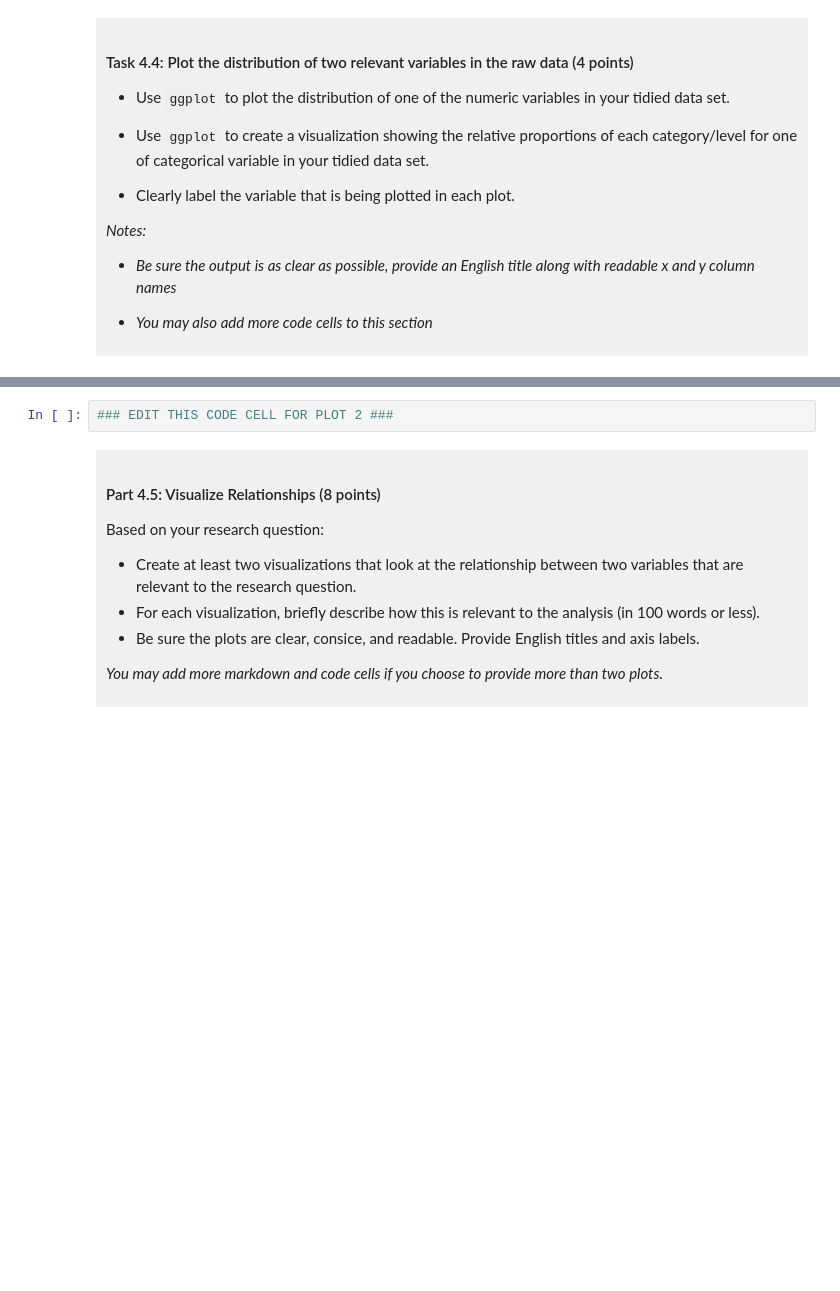
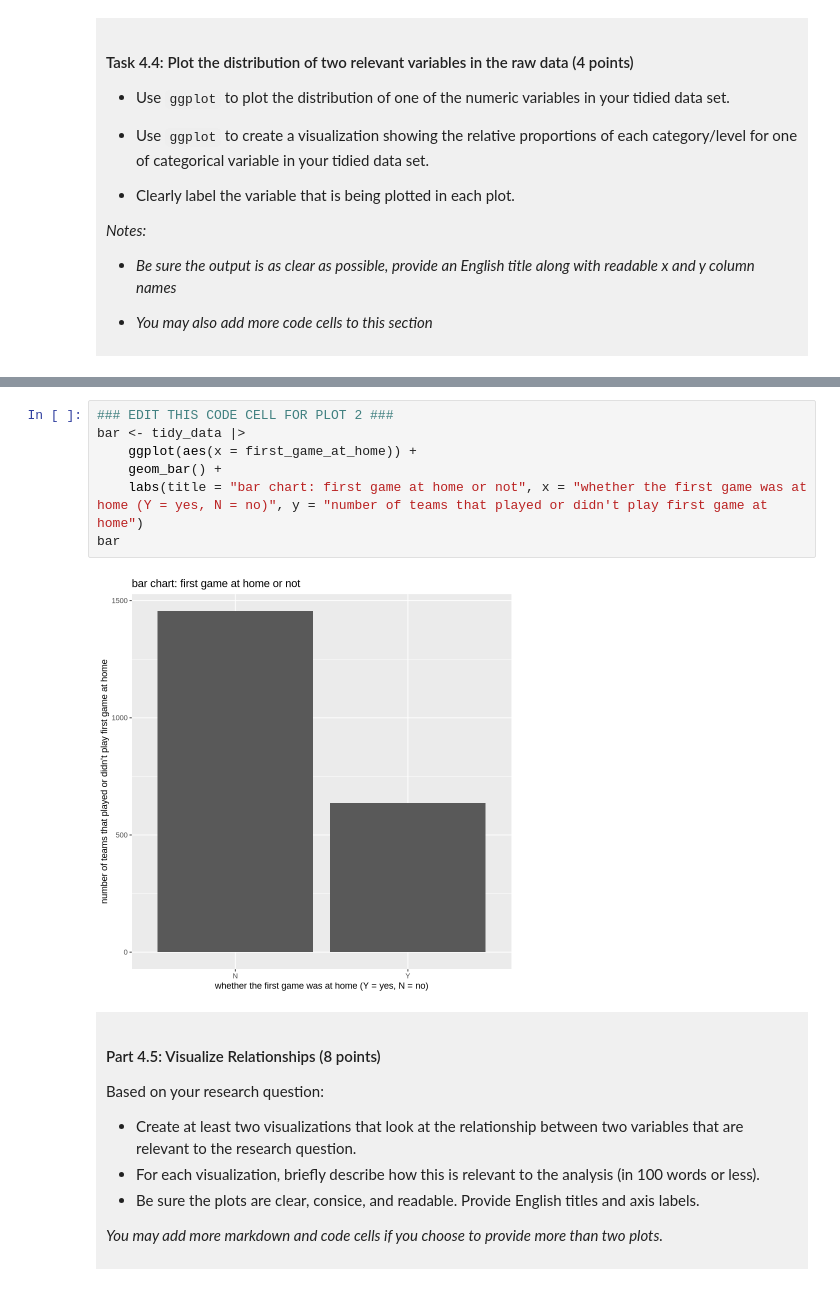
Before and after one commit to Peter-He-2007/dsci-100-project-peter-he, a Jupyter notebook: dsci-100-project-notebook.ipynb, the cells around one changed output, grey strips where cells are left out. Saved outputs shown, nothing was run; the diff lists cells and outputs as text; blank space fills up the shorter version.

```diff
--- a/dsci-100-project-notebook.ipynb
+++ b/dsci-100-project-notebook.ipynb
@@ -302,5 +332,12 @@ You will refine your research question (if needed) and produce a tidy data set.
 # %%
 ### EDIT THIS CODE CELL FOR PLOT 2 ###
+bar <- tidy_data |>
+    ggplot(aes(x = first_game_at_home)) +
+    geom_bar() +
+    labs(title = "bar chart: first game at home or not", x = "whether the first game was at home (Y = yes, N = no)", y = "number of teams that played or didn't play first game at home")
+bar
+# %% [output]
+[figure, added]
 # %% [markdown]
 <div style="background-color: #f0f0f0; padding: 10px;">
 
```
Also changed, not shown: parts of 10 cells of this notebook.
